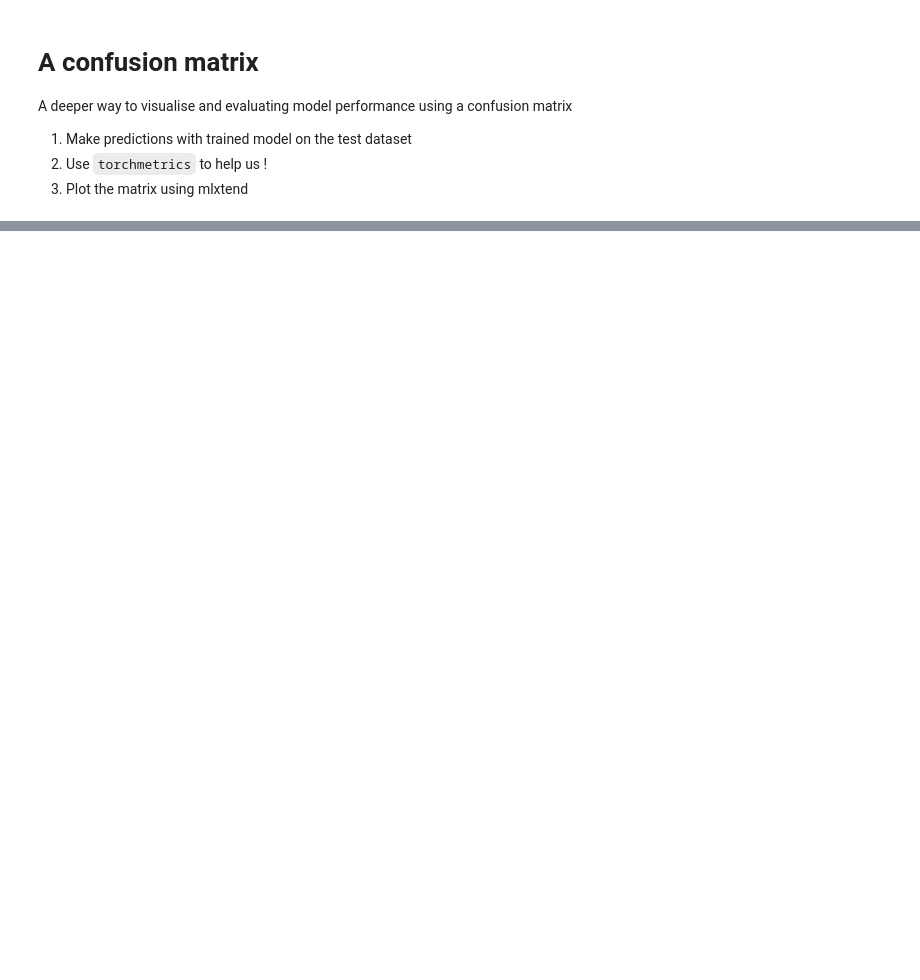
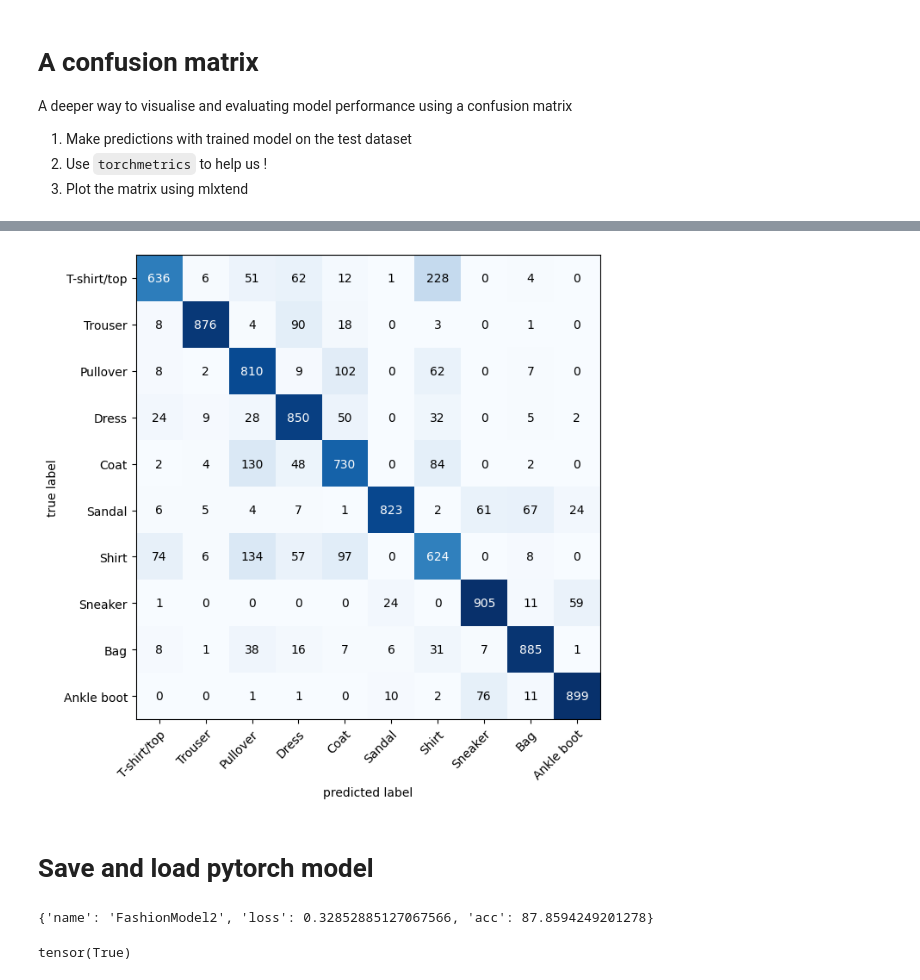
Before and after one commit to johnwee1/machine-learning, a Jupyter notebook: torchvision_cnn.ipynb, the cells around one changed output, grey strips where cells are left out. Cells and saved outputs as stored; diff of their text form; code cells hidden in the pictures; blank space fills up the shorter version.

Commit message:
add conf matrix

```diff
--- a/torchvision_cnn.ipynb
+++ b/torchvision_cnn.ipynb
@@ -827,0 +824,3 @@ for i, sample in enumerate(test_samples):
+# %%
+for X,y in test_dl:
+    print(X.shape)
@@ -840,8 +857,10 @@ from tqdm.auto import tqdm
 y_preds=[]
 model_2.eval()
 with torch.inference_mode():
-    for X,y in tqdm(test_dl, "making predictions"):
+    for X,y in tqdm(test_dl, desc="inferring"):
         # send data to target device
+        X = X.to(DEVICE)
+        y = y.to(DEVICE)
         y_logit = model_2(X)
         y_pred = torch.softmax(y_logit.squeeze(), dim=0).argmax(dim=1)
         y_preds.append(y_pred.cpu())
@@ -855,0 +872,17 @@ tensor([9, 2, 4,  ..., 9, 4, 3])
+# %%
+from torchmetrics import ConfusionMatrix
+from mlxtend.plotting import plot_confusion_matrix
+
+confmat = ConfusionMatrix(num_classes=len(class_names), task="multiclass")
+confmat_tensor = confmat(preds=y_pred_tensor,
+                         target=test_data.targets)
+
+fig, ax = plot_confusion_matrix(
+    conf_mat=confmat_tensor.numpy(),
+    class_names=class_names,
+    figsize=(10,7)
+)
+# %% [output]
+[figure, added]
+# %% [markdown]
+# Save and load pytorch model
@@ -855,0 +905,24 @@ tensor([9, 2, 4,  ..., 9, 4, 3])
+# %%
+# Import in the model
+torch.manual_seed(42)
+loaded_model = FashionModel2(
+    in_shape=1,out_shape=10,hidden_units=10
+)
+loaded_model.load_state_dict(
+    torch.load(f=MODEL_SAVE_PATH)
+)
+loaded_model = loaded_model.to(DEVICE)
+
+# Eval loaded model
+loaded_res = eval_model(
+    loaded_model,test_dl, loss_fn,accuracy_fn
+)
+loaded_res
+# %% [output]
+{'name': 'FashionModel2', 'loss': 0.32852885127067566, 'acc': 87.8594249201278}
+# %%
+# Check using torch.isclose
+torch.isclose(torch.tensor(model_2_res["loss"]),
+              torch.tensor(loaded_res["loss"]))
+# %% [output]
+tensor(True)
```
Also changed, not shown: parts of 13 cells of this notebook, 1 other file.
